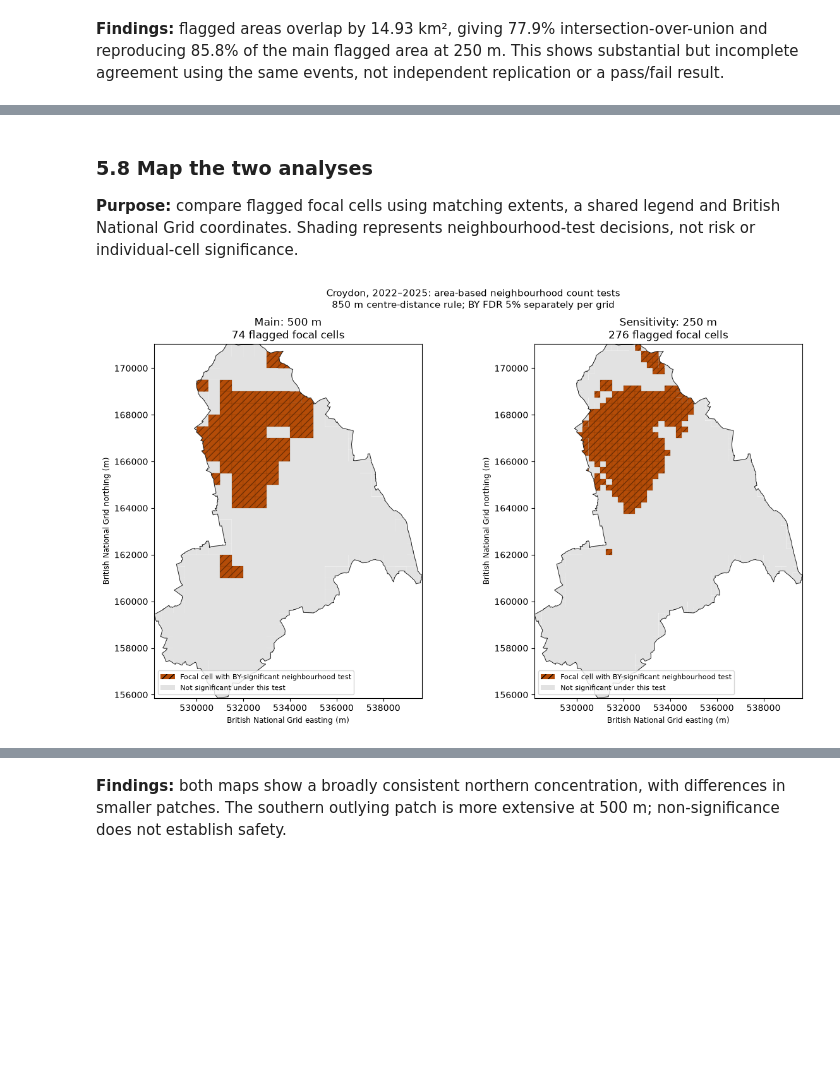
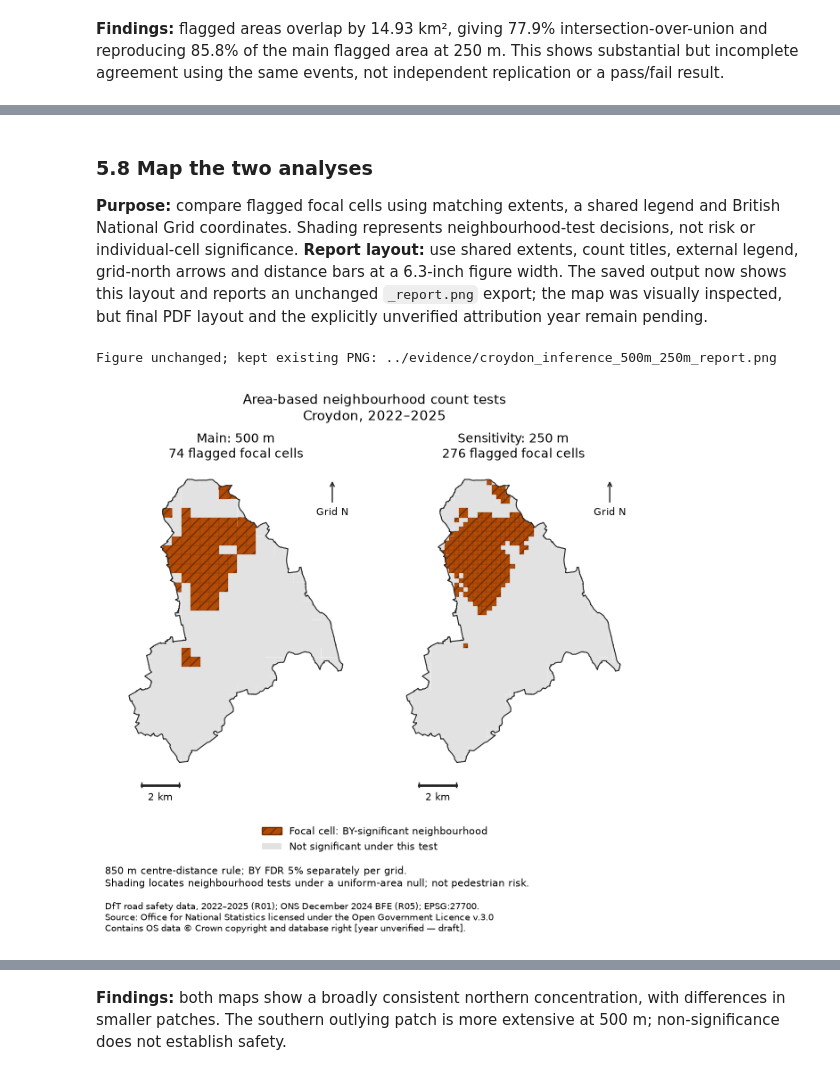
Before and after one commit to chathuranga-sudusinghe/london-pedestrian-collision-analysis, a Jupyter notebook: notebooks/04_croydon_spatial_inference.ipynb, the cells around one changed output, grey strips where cells are left out. Drawn from its saved outputs; the diff is of its cells as text; code cells hidden in the pictures; blank space fills up the shorter version.

Commit message:
feat: prepare report figures and reliable notebook exports

```diff
--- a/notebooks/04_croydon_spatial_inference.ipynb
+++ b/notebooks/04_croydon_spatial_inference.ipynb
@@ -553,0 +567,19 @@ No pass/fail overlap threshold is imposed; NaN denotes an undefined ratio.
+# %%
+# Display actual geometric area; do not infer it from rounded expected counts.
+footprint_area_km2 = float(footprint.area) / 1e6
+if not np.isfinite(footprint_area_km2) or footprint_area_km2 <= 0:
+    raise ValueError("A positive finite footprint area is required for report shares.")
+report_summary = inference_summary.copy(deep=True)
+report_summary["flagged_focal_area_pct"] = report_summary["flagged_focal_area_km2"] / footprint_area_km2 * 100
+report_summary["events_in_flagged_focal_cells_pct"] = (
+    report_summary["events_in_flagged_focal_cells"] / report_summary["selected_collisions"] * 100
+)
+for result, size in ((main_result, MAIN_SIZE_M), (sensitivity_result, SENSITIVITY_SIZE_M)):
+    report_summary.loc[size, "zero_count_pct"] = result["collision_count"].eq(0).mean() * 100
+    report_summary.loc[size, "partial_cell_pct"] = result["partial_cell"].mean() * 100
+    top_neighbourhood = result.loc[result["log_p_by"].idxmin()]
+    report_summary.loc[size, "top_neighbourhood_observed_expected_ratio"] = top_neighbourhood["observed_expected_ratio"]
+print(f"Fixed reference footprint area: {footprint_area_km2:.6f} km²")
+display(report_summary.round(3))
+print("Area and event percentages describe flagged focal cells selected from these same events.")
+print("They are descriptive summaries, not independent validation or exposure-adjusted risk.")
@@ -555,31 +597,58 @@ No pass/fail overlap threshold is imposed; NaN denotes an undefined ratio.
 ### 5.8 Map the two analyses
 
 **Purpose:** compare flagged focal cells using matching extents, a shared legend and British National Grid coordinates. Shading represents neighbourhood-test decisions, not risk or individual-cell significance.
+**Report layout:** use shared extents, count titles, external legend, grid-north arrows and distance bars at a 6.3-inch figure width. The saved output now shows this layout and reports an unchanged `_report.png` export; the map was visually inspected, but final PDF layout and the explicitly unverified attribution year remain pending.
 # %%
 from matplotlib.patches import Patch
 
-fig, axes = plt.subplots(1, 2, figsize=(12, 7), layout="constrained")
-xmin, ymin, xmax, ymax = footprint.bounds
+def add_report_map_details(ax, bounds, scale_m=2000):
+    """Add a grid-north arrow and a metre-based bar below the mapped footprint."""
+    xmin, ymin, xmax, ymax = bounds
+    width, height = xmax - xmin, ymax - ymin
+    ax.set(xlim=(xmin - 0.05 * width, xmax + 0.05 * width),
+           ylim=(ymin - 0.14 * height, ymax + 0.05 * height), aspect="equal")
+    ax.set_axis_off()
+    start_x, bar_y = xmin + 0.06 * width, ymin - 0.08 * height
+    ax.plot([start_x, start_x + scale_m], [bar_y, bar_y], color="#222222", linewidth=2)
+    for end_x in (start_x, start_x + scale_m):
+        ax.plot([end_x, end_x], [bar_y - 0.008 * height, bar_y + 0.008 * height],
+                color="#222222", linewidth=1)
+    ax.text(start_x + scale_m / 2, bar_y - 0.025 * height, f"{scale_m / 1000:g} km",
+            ha="center", va="top", fontsize=8)
+    ax.annotate("Grid N", xy=(0.91, 0.96), xytext=(0.91, 0.86),
+                xycoords="axes fraction", ha="center", va="center", fontsize=8,
+                arrowprops={"arrowstyle": "->", "color": "#222222"})
+
+
+def add_report_sources(figure):
+    """Keep sources and the unresolved product-specific copyright year visible."""
+    figure.text(0.02, 0.015,
+        "DfT road safety data, 2022–2025 (R01); ONS December 2024 BFE (R05); EPSG:27700.\n"
+        "Source: Office for National Statistics licensed under the Open Government Licence v.3.0\n"
+        "Contains OS data © Crown copyright and database right [year unverified — draft].",
+        ha="left", va="bottom", fontsize=7)
+
+fig, axes = plt.subplots(1, 2, figsize=(6.3, 6.3))
+fig.subplots_adjust(left=0.02, right=0.98, top=0.85, bottom=0.25, wspace=0.06)
 for ax, result, size, label in zip(
         axes, (main_result, sensitivity_result), GRID_SIZES_M, ("Main", "Sensitivity"), strict=True):
     result.plot(ax=ax, color="#e2e2e2", edgecolor="none")
     flagged = result.loc[result["by_significant"]]
     if not flagged.empty:
         flagged.plot(ax=ax, color="#b44c08", edgecolor="#703005", hatch="///", linewidth=0.15)
-    footprint_frame.boundary.plot(ax=ax, color="#222222", linewidth=0.7)
-    ax.set(xlim=(xmin, xmax), ylim=(ymin, ymax), aspect="equal",
-           xlabel="British National Grid easting (m)", ylabel="British National Grid northing (m)",
-           title=f"{label}: {size} m\n{len(flagged)} flagged focal cells")
-    ax.ticklabel_format(style="plain", useOffset=False)
-    ax.legend(handles=[Patch(facecolor="#b44c08", hatch="///", label="Focal cell with BY-significant neighbourhood test"),
-                       Patch(facecolor="#e2e2e2", label="Not significant under this test")],
-              loc="lower left", fontsize=8)
-fig.suptitle("Croydon, 2022–2025: area-based neighbourhood count tests\n"
-             "850 m centre-distance rule; BY FDR 5% separately per grid", fontsize=11)
-save_report_figure(fig, "croydon_inference_500m_250m.png")
+    footprint_frame.boundary.plot(ax=ax, color="#222222", linewidth=0.8)
+    add_report_map_details(ax, footprint.bounds)
+    ax.set_title(f"{label}: {size} m\n{len(flagged)} flagged focal cells", fontsize=10)
+fig.legend(handles=[Patch(facecolor="#b44c08", edgecolor="#703005", hatch="///",
+                         label="Focal cell: BY-significant neighbourhood"),
+                    Patch(facecolor="#e2e2e2", label="Not significant under this test")],
+           loc="lower center", bbox_to_anchor=(0.5, 0.145), fontsize=8, frameon=False)
+fig.suptitle("Area-based neighbourhood count tests\nCroydon, 2022–2025", fontsize=11)
+fig.text(0.02, 0.10, "850 m centre-distance rule; BY FDR 5% separately per grid.\n"
+         "Shading locates neighbourhood tests under a uniform-area null; not pedestrian risk.", fontsize=8)
+add_report_sources(fig)
+save_report_figure(fig, "croydon_inference_500m_250m_report.png")
 plt.show()
-print("Sources: DfT collision/casualty inputs; ONS December 2024 BFE boundary (R01/R05/R06).")
-print("Shading identifies focal cells; each test covers a larger neighbourhood.")
-print("Confirm product-specific ONS/OS attribution before report reuse.")
 # %% [output]
+Figure unchanged; kept existing PNG: ../evidence/croydon_inference_500m_250m_report.png
-[figure, old version]
+[figure, new version]
```
Also changed, not shown: parts of 6 cells of this notebook, 15 other files.
